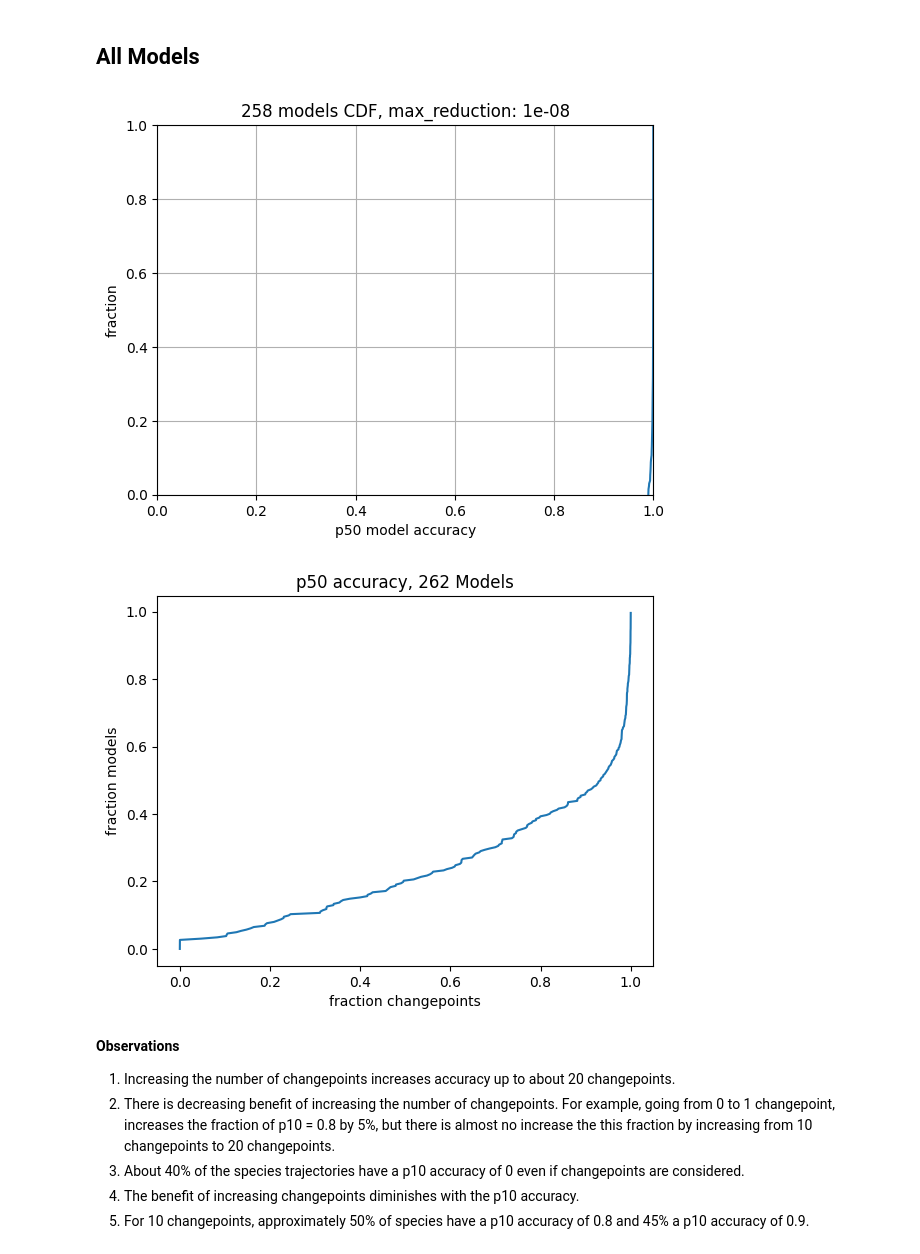
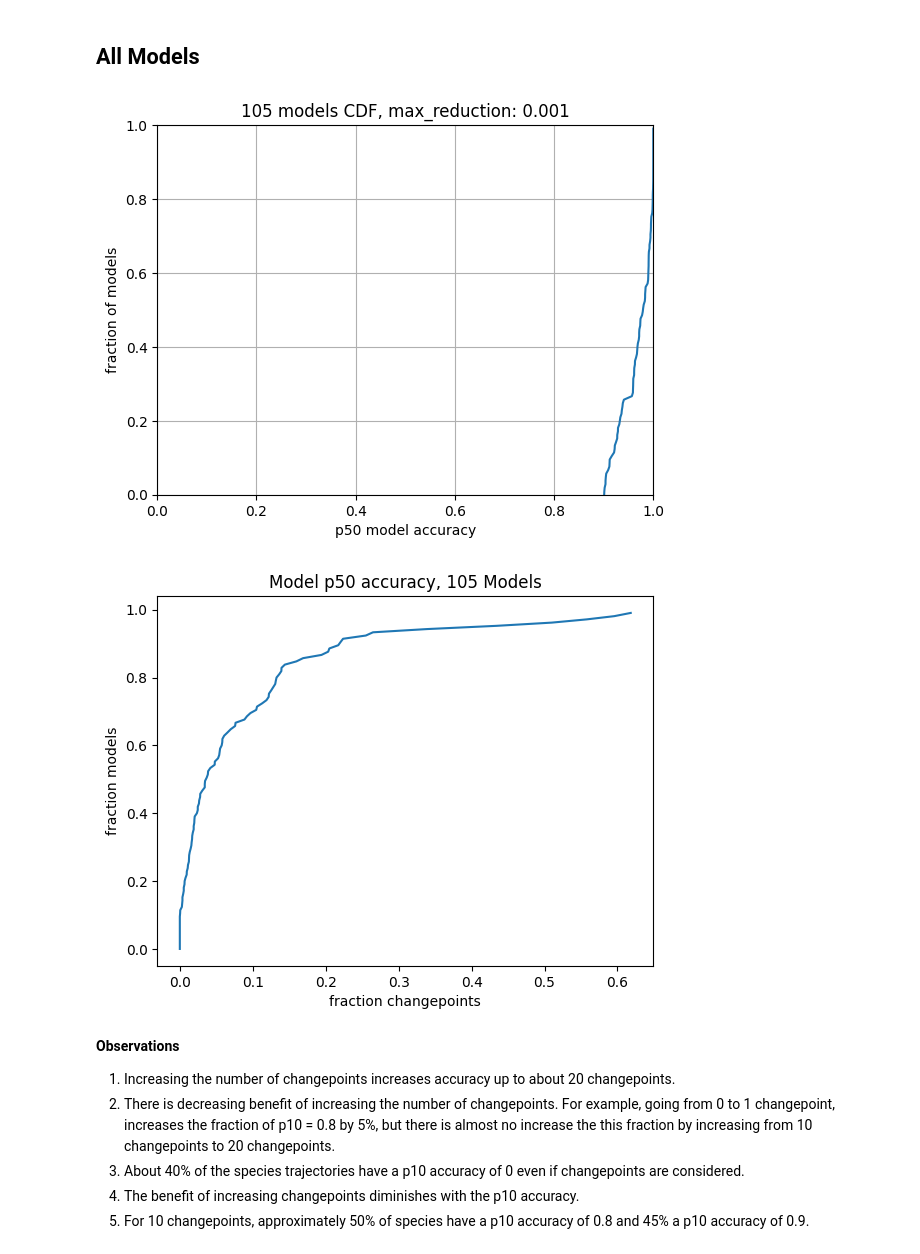
Before and after one commit to ModelEngineering/linearity_analysis, a Jupyter notebook: notebooks/piecewise_predictions.ipynb, the cells around one changed output. Drawn from its saved outputs; the diff is of its cells as text; code cells hidden in the pictures.

```diff
--- a/notebooks/piecewise_predictions.ipynb
+++ b/notebooks/piecewise_predictions.ipynb
@@ -204,8 +204,8 @@ def plotCDF(coefficient_threshold: Optional[float] = None,
     else:
         #path = os.path.join(cn.DATA_DIR, f"piecewise_predictions_{coefficient_threshold}_noremoval.csv")
         filename = "piecewise_predictions.csv"
-        filename = "piecewise_predictions__numpoint_100000__threshold_0.001__removal_1__maxreduction_0.003__manycp_1.csv"
-        filename = "piecewise_predictions__numpoint_100000__threshold_0.001__removal_1__maxreduction_1e-08__manycp_0.csv"
+        #filename = "piecewise_predictions__numpoint_100000__threshold_0.001__removal_1__maxreduction_0.003__manycp_1.csv"
+        #filename = "piecewise_predictions__numpoint_100000__threshold_0.001__removal_1__maxreduction_1e-08__manycp_0.csv"
         #filename = "piecewise_predictions__numpoint_100000__threshold_0.001__removal_1__maxreduction_0.001__manycp_0.csv"
         #filename = "piecewise_predictions__numpoint_10000__threshold_0.001__removal_1__maxreduction_0.01__manycp_1.csv"
         path = os.path.join(cn.DATA_DIR, filename)
@@ -222,7 +222,7 @@ def plotCDF(coefficient_threshold: Optional[float] = None,
     #
     obs_max_changepoints = df["max_changepoint"].unique()
     sel = df[cn.COL_AGGREGATION_TYPE] == "model"
-    sel = sel & (df[col] > 0.99)
+    sel = sel & (df[col] > 0.9)
     sel = sel & (df["max_changepoint"] == 5000)
     max_fractional_reduction = df[cn.COL_MAX_FRACTIONAL_REDUCTION].unique()[0]
     dff = df[sel]
@@ -233,6 +233,7 @@ def plotCDF(coefficient_threshold: Optional[float] = None,
     ax = plt.gca()
     #ax.legend([str(c) for c in obs_max_changepoints])
     ax.set_xlabel(col + " model accuracy")
+    ax.set_ylabel("fraction of models")
     qualifier1 = "species" if is_species else "models"
     model_length = len(dff[cn.COL_SYSTEM_ID].unique())
     species_length = len(dff) - model_length
@@ -252,22 +253,22 @@ def plotCDF(coefficient_threshold: Optional[float] = None,
 
 DF = plotCDF(is_species=False, col="p50")
 # %% [output]
-[figure, old version]
+[figure, new version]
 # %%
 col = "p50"
 max_changepoint = 5000
 #df = DF [DF[cn.COL_AGGREGATION_TYPE] == "model"]
 df = DF[["num_changepoint", col]]
 df = df.sort_values("num_changepoint")
 dff = df
 yv = np.array(range(len(dff)))/len(dff)
 xv = dff["num_changepoint"] / max_changepoint
 plt.plot(xv, yv)
-_ = plt.title(f"{col} accuracy, {len(dff)} Models")
+_ = plt.title(f"Model {col} accuracy, {len(dff)} Models")
 plt.xlabel("fraction changepoints")
 _ = plt.ylabel("fraction models")
 # %% [output]
-[figure, old version]
+[figure, new version]
 # %%
 df
 # %% [markdown]
```
Also changed, not shown: 2 other files.
